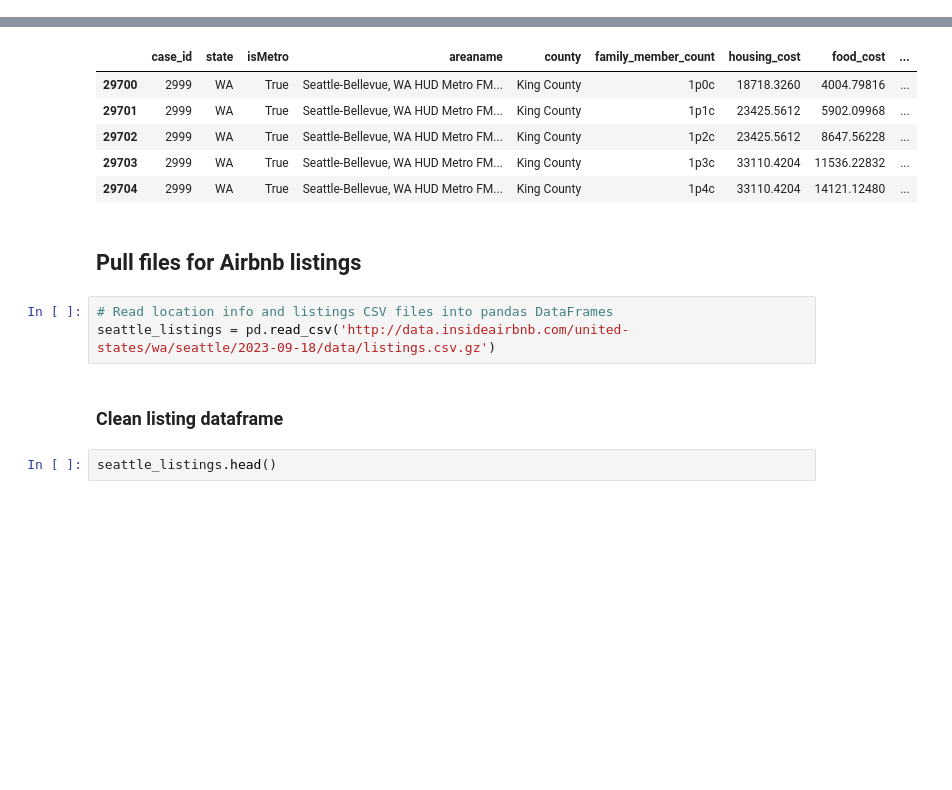
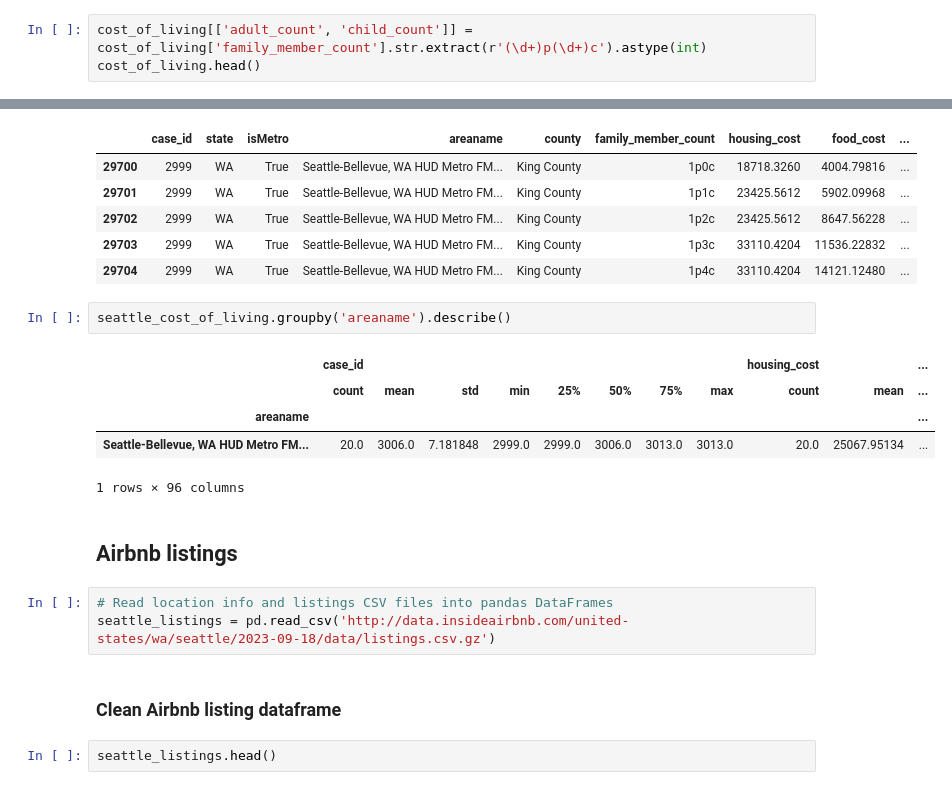
Before and after one commit to kflemming30/6505-Project, a Jupyter notebook: airbnb_data_exploration.ipynb, the cells around one changed output, grey strips where cells are left out. Drawn from its saved outputs; the diff is of its cells as text; blank space fills up the shorter version.

```diff
--- a/airbnb_data_exploration.ipynb
+++ b/airbnb_data_exploration.ipynb
@@ -78,0 +120,3 @@ cost_of_living.head()
+# %%
+cost_of_living[['adult_count', 'child_count']] = cost_of_living['family_member_count'].str.extract(r'(\d+)p(\d+)c').astype(int)
+cost_of_living.head()
@@ -144,13 +195,21 @@ seattle_cost_of_living.head()
 | 29702 | 2999 | WA | True | Seattle-Bellevue, WA HUD Metro FM... | King County | 1p2c | 23425.5612 | 8647.56228 | ... |
 | 29703 | 2999 | WA | True | Seattle-Bellevue, WA HUD Metro FM... | King County | 1p3c | 33110.4204 | 11536.22832 | ... |
 | 29704 | 2999 | WA | True | Seattle-Bellevue, WA HUD Metro FM... | King County | 1p4c | 33110.4204 | 14121.12480 | ... |
+# %%
+seattle_cost_of_living.groupby('areaname').describe()
+# %% [output]
+|  | case_id |  |  |  |  |  |  |  | housing_cost |  | ... |
+|  | count | mean | std | min | 25% | 50% | 75% | max | count | mean | ... |
+| areaname |  |  |  |  |  |  |  |  |  |  | ... |
+| Seattle-Bellevue, WA HUD Metro FM... | 20.0 | 3006.0 | 7.181848 | 2999.0 | 2999.0 | 3006.0 | 3013.0 | 3013.0 | 20.0 | 25067.95134 | ... |
+1 rows × 96 columns
 # %% [markdown]
-## Pull files for Airbnb listings
+## **Airbnb listings**
 # %%
 # Read location info and listings CSV files into pandas DataFrames
 seattle_listings = pd.read_csv('http://data.insideairbnb.com/united-states/wa/seattle/2023-09-18/data/listings.csv.gz')
 # %% [markdown]
-### Clean listing dataframe
+### Clean Airbnb listing dataframe
 # %%
 seattle_listings.head()
 # %%
```
Also changed, not shown: parts of 33 cells of this notebook.
